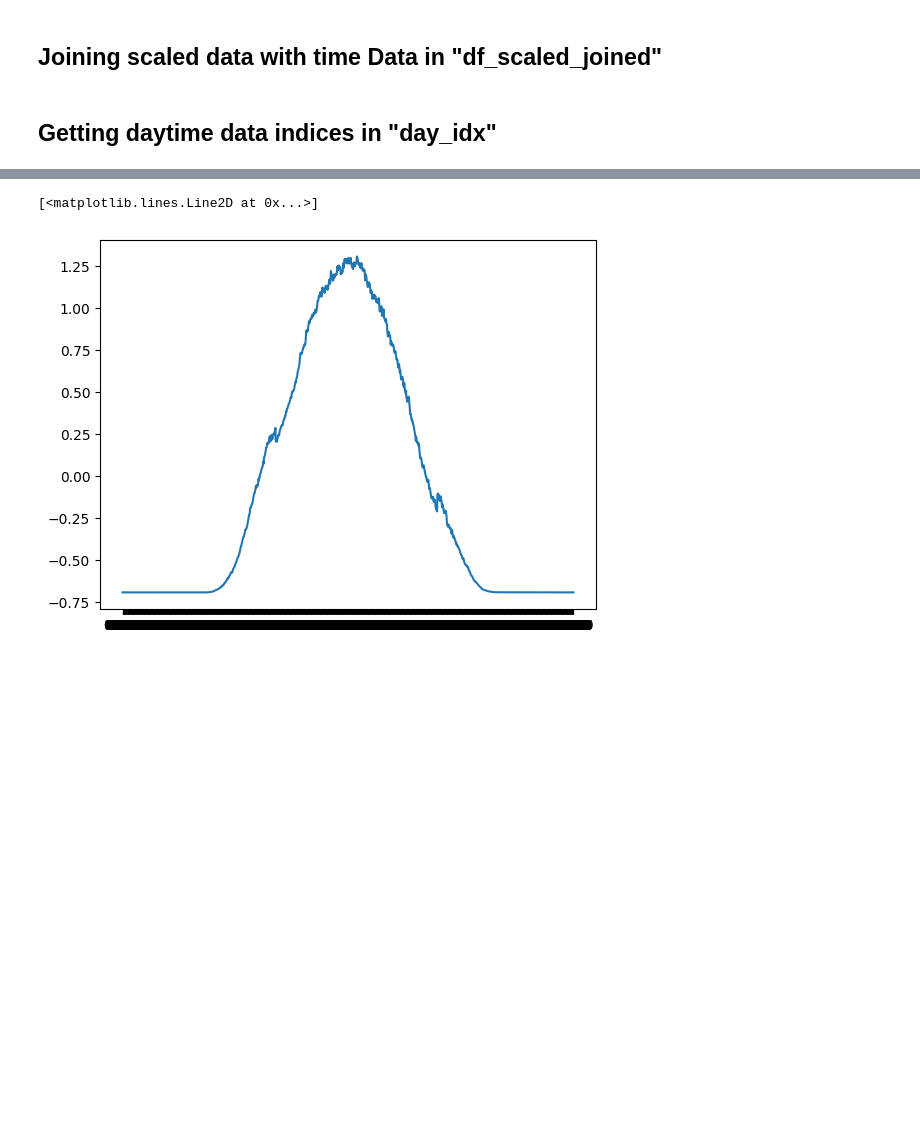
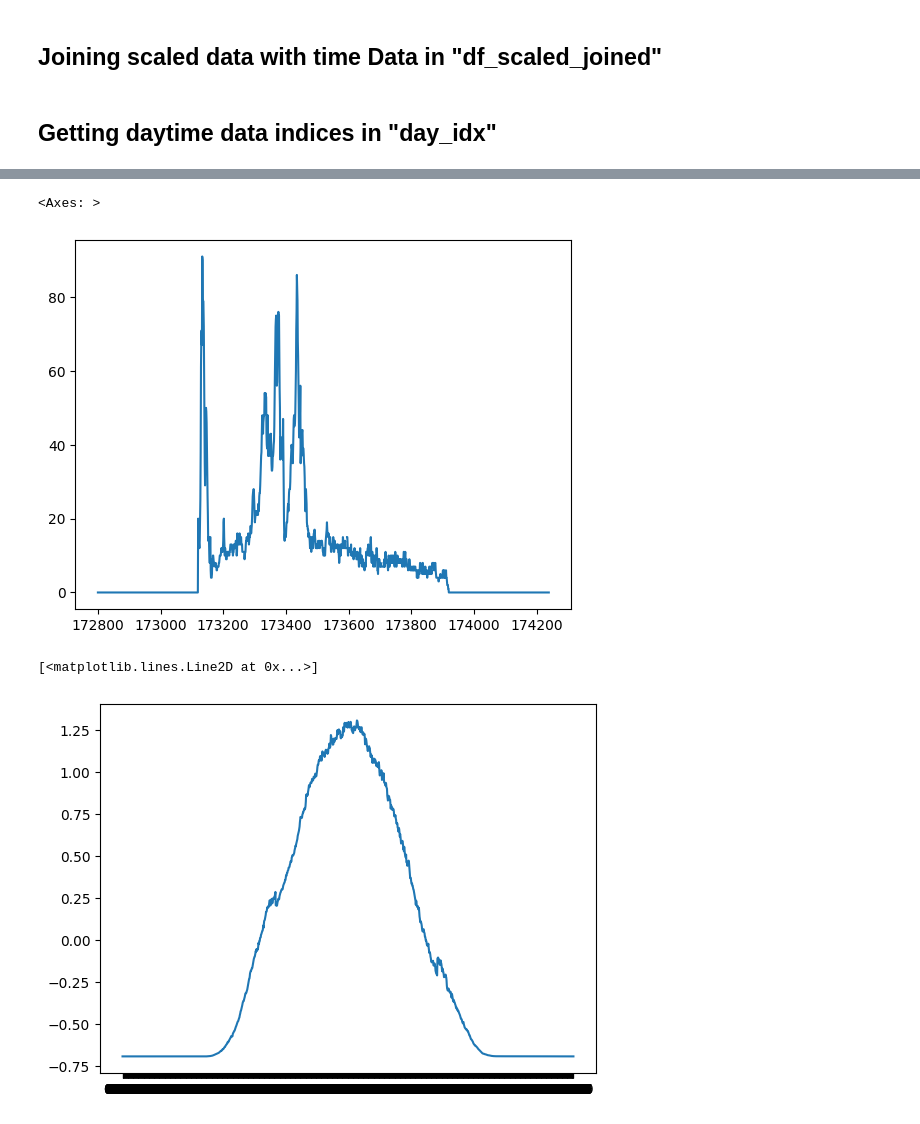
Before and after one commit to lordaarush/Cloud-Cover-Detection, a Jupyter notebook: clouds-movement-prediction.ipynb, the cells around one changed output, grey strips where cells are left out. Drawn from its saved outputs; the diff is of its cells as text; code cells hidden in the pictures; blank space fills up the shorter version.

```diff
--- a/clouds-movement-prediction.ipynb
+++ b/clouds-movement-prediction.ipynb
@@ -571,3 +558,8 @@ df_withoutNA[df_withoutNA['MST'] == '16:00']['Total Cloud Cover [%]'].plot()
+# %%
+df[df['DATE (MM/DD)'] == '05/04']['Total Cloud Cover [%]'].plot()
+# %% [output]
+<Axes: >
+[figure, added]
 # %%
 global_intensity_vs_time = df_scaled_joined.loc[day_idx,['MST','Global CMP22 (vent/cor) [W/m^2]']][0:].groupby('MST').agg(['mean'])
 global_intensity_vs_time = np.column_stack([global_intensity_vs_time.index.values, global_intensity_vs_time.to_numpy().reshape(-1)])
```
Also changed, not shown: parts of 134 cells of this notebook.
